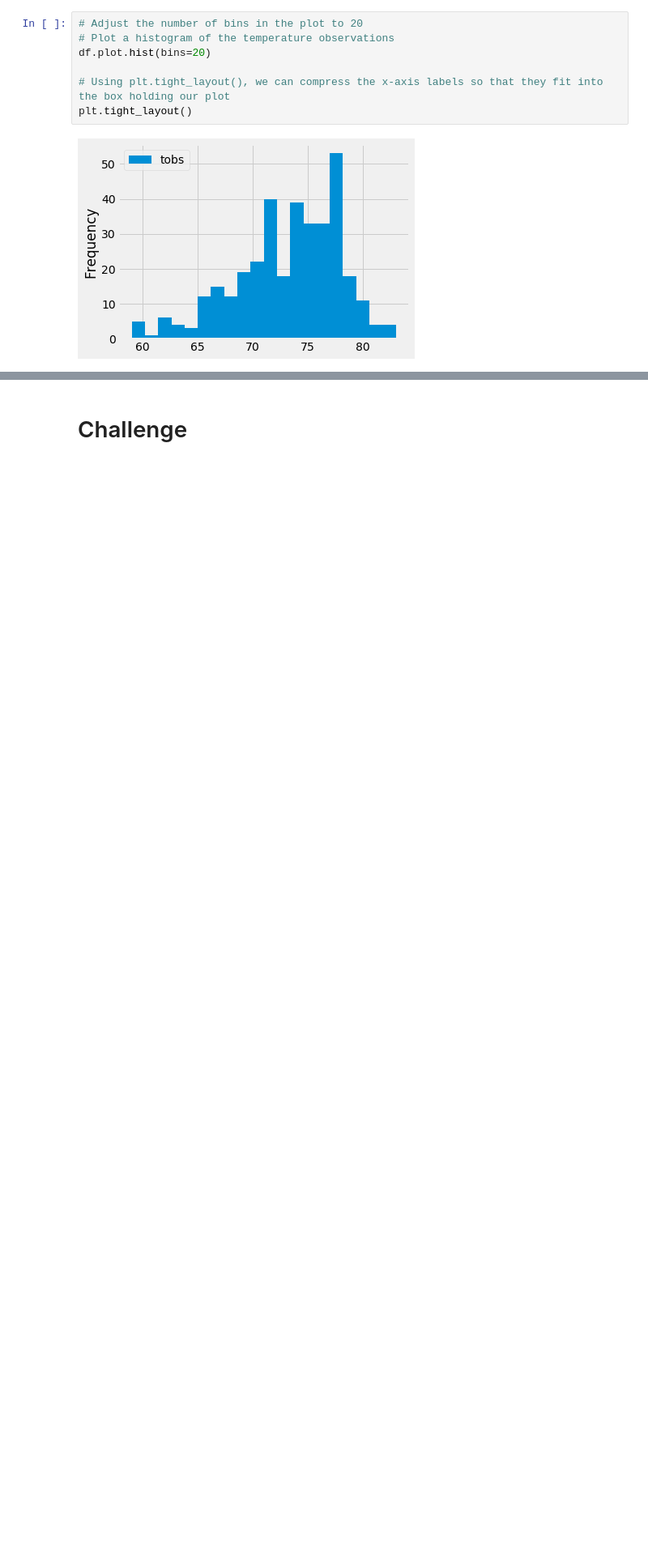
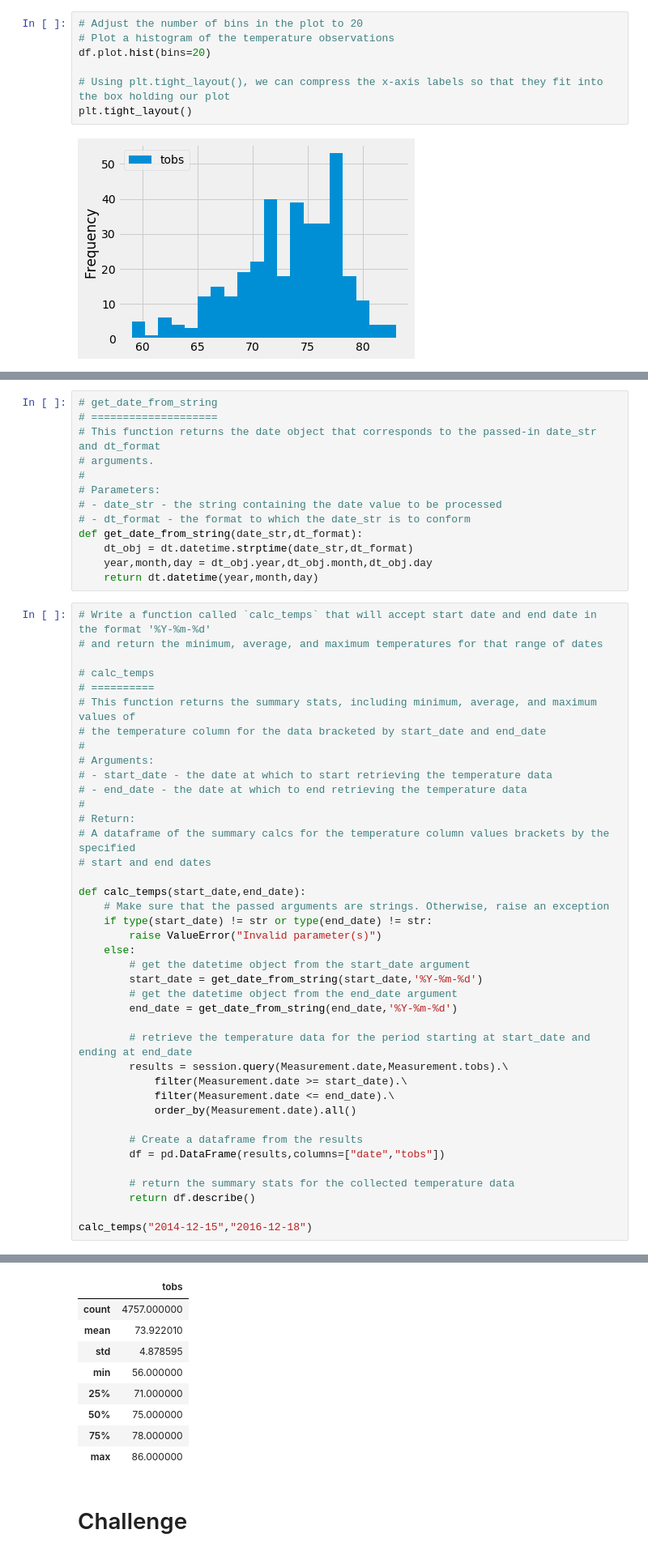
Before and after one commit to selkhayri/surfs_up, a Jupyter notebook: climate_analysis.ipynb, the cells around one changed output, grey strips where cells are left out. Shown: that part at 81% size. Cells and saved outputs as stored; diff of their text form; blank space fills up the shorter version.

```diff
--- a/challenge/temp/climate_analysis.ipynb
+++ b/climate_analysis.ipynb
@@ -174,0 +172,54 @@ plt.tight_layout()
+# %%
+# get_date_from_string
+# ====================
+# This function returns the date object that corresponds to the passed-in date_str and dt_format
+# arguments.
+#
+# Parameters:
+# - date_str - the string containing the date value to be processed
+# - dt_format - the format to which the date_str is to conform
+def get_date_from_string(date_str,dt_format):
+    dt_obj = dt.datetime.strptime(date_str,dt_format)
+    year,month,day = dt_obj.year,dt_obj.month,dt_obj.day
+    return dt.datetime(year,month,day)
+# %%
+# Write a function called `calc_temps` that will accept start date and end date in the format '%Y-%m-%d'
+# and return the minimum, average, and maximum temperatures for that range of dates
+
+# calc_temps
+# ==========
+# This function returns the summary stats, including minimum, average, and maximum values of
+# the temperature column for the data bracketed by start_date and end_date
+#
+# Arguments:
+# - start_date - the date at which to start retrieving the temperature data
+# - end_date - the date at which to end retrieving the temperature data
+#
+# Return:
+# A dataframe of the summary calcs for the temperature column values brackets by the specified
+# start and end dates
+
+def calc_temps(start_date,end_date):
+    # Make sure that the passed arguments are strings. Otherwise, raise an exception
+    if type(start_date) != str or type(end_date) != str:
+        raise ValueError("Invalid parameter(s)")
+    else:
+        # get the datetime object from the start_date argument
+        start_date = get_date_from_string(start_date,'%Y-%m-%d')
+        # get the datetime object from the end_date argument
+        end_date = get_date_from_string(end_date,'%Y-%m-%d')
+
+        # retrieve the temperature data for the period starting at start_date and ending at end_date
+        results = session.query(Measurement.date,Measurement.tobs).\
+            filter(Measurement.date >= start_date).\
+            filter(Measurement.date <= end_date).\
+            order_by(Measurement.date).all()
+
+        # Create a dataframe from the results
+        df = pd.DataFrame(results,columns=["date","tobs"])
+
+        # return the summary stats for the collected temperature data
+        return df.describe()
+
+calc_temps("2014-12-15","2016-12-18")
+# %% [output]
@@ -175,2 +227,11 @@ plt.tight_layout()
+|  | tobs |
+| count | 4757.000000 |
+| mean | 73.922010 |
+| std | 4.878595 |
+| min | 56.000000 |
+| 25% | 71.000000 |
+| 50% | 75.000000 |
+| 75% | 78.000000 |
+| max | 86.000000 |
 # %% [markdown]
 # Challenge
```
Also changed, not shown: parts of 17 cells of this notebook, 1 other file.
